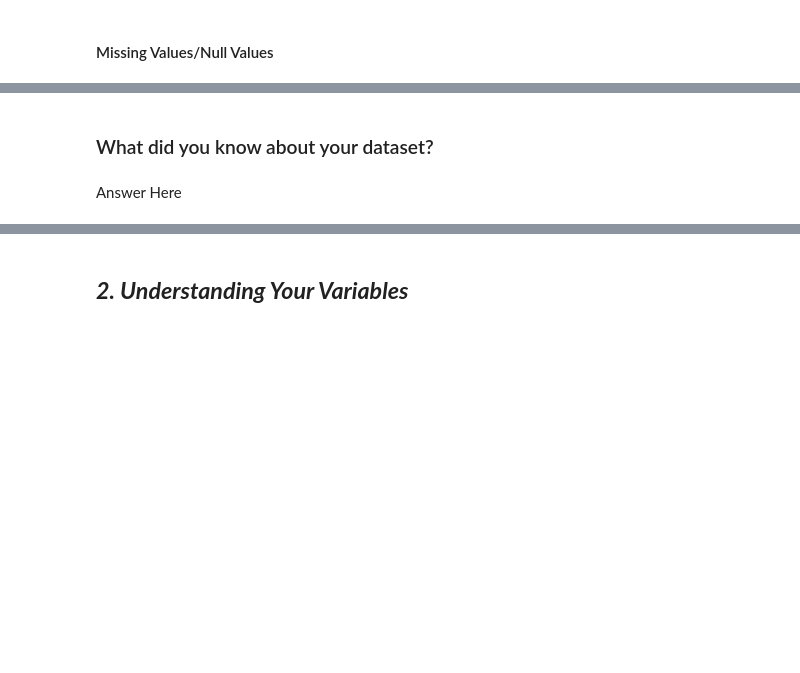
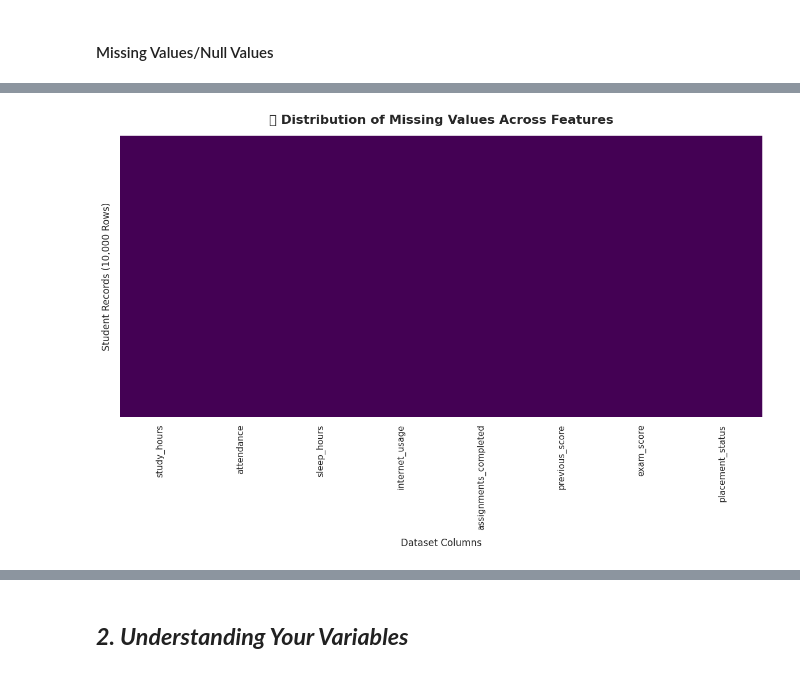
Before and after one commit to akt-developer/Student-Performance-Prediction-Project, a Jupyter notebook: Copy_of_Sample_EDA_Submission_Template.ipynb, the cells around one changed output, grey strips where cells are left out. Saved outputs shown, nothing was run; the diff lists cells and outputs as text; code cells hidden in the pictures; blank space fills up the shorter version.

```diff
--- a/Copy_of_Sample_EDA_Submission_Template.ipynb
+++ b/Copy_of_Sample_EDA_Submission_Template.ipynb
@@ -243,4 +257,24 @@ memory usage: 625.1+ KB
-# %% [markdown]
-### What did you know about your dataset?
-# %% [markdown]
-Answer Here
+# %%
+# Visualizing the missing values
+
+# 1. Set the size of the figure so it isn't squished
+plt.figure(figsize=(12, 8))
+
+# 2. Draw the heatmap with visual upgrades
+sns.heatmap(
+    df.isnull(),
+    yticklabels=False,    # Turns off the messy row numbers (all 10,000 of them!)
+    cbar=False,           # Keeps the color bar hidden (since it's just True/False)
+    cmap='viridis'        # Uses a high-contrast, professional color map
+)
+
+# 3. Add clean, professional titles and labels
+plt.title('🔍 Distribution of Missing Values Across Features', fontsize=16, fontweight='bold', pad=15)
+plt.xlabel('Dataset Columns', fontsize=12, labelpad=10)
+plt.ylabel('Student Records (10,000 Rows)', fontsize=12, labelpad=10)
+
+# 4. Adjust layout to make sure nothing gets cut off, then display
+plt.tight_layout()
+plt.show()
+# %% [output]
+[figure, added]
```
Also changed, not shown: parts of 12 cells of this notebook.
